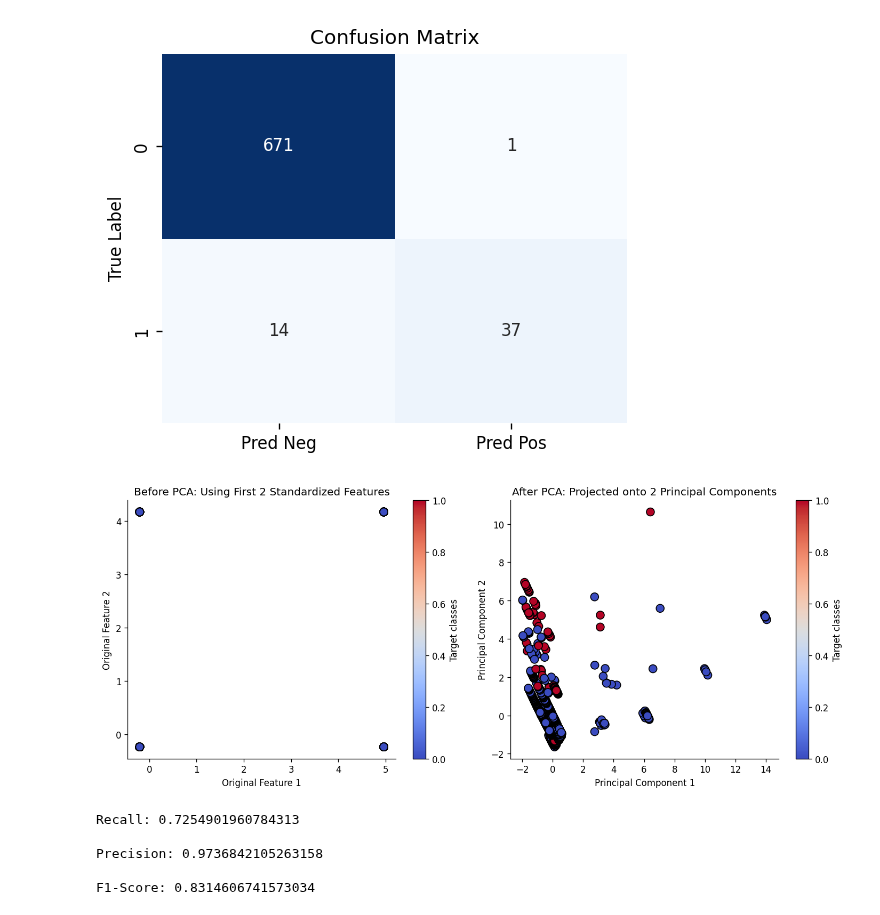
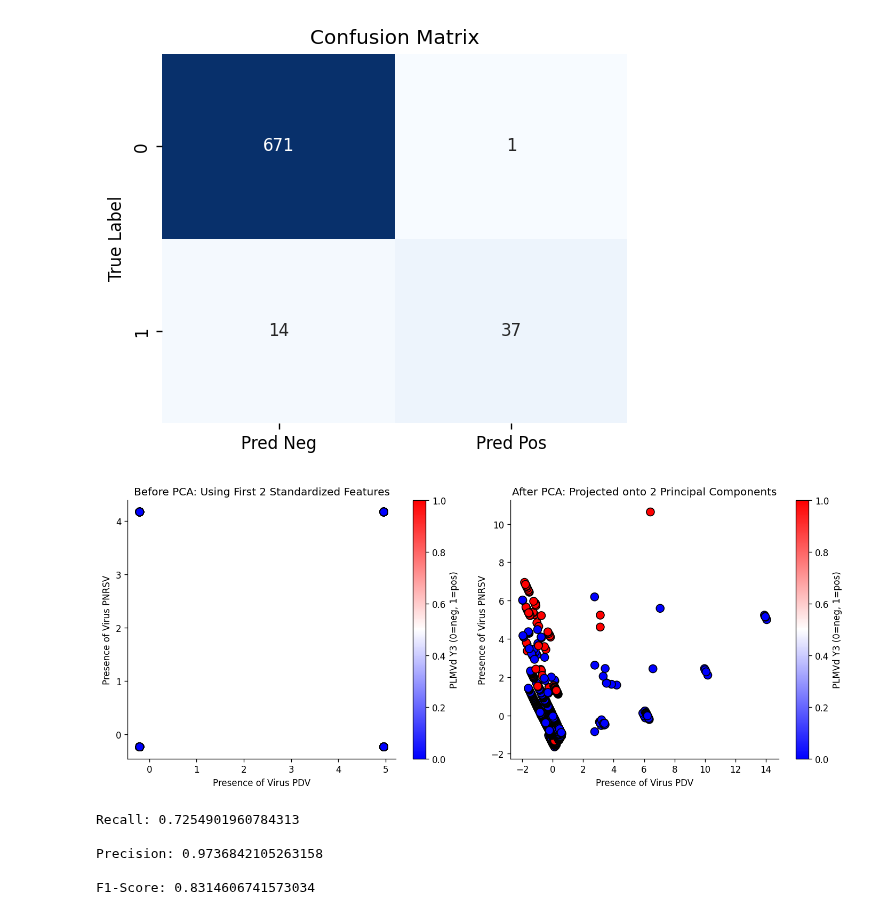
Before and after one commit to emmaabraham04/S26-CPSC4300-Final-Project, a Jupyter notebook: test.ipynb, the cells around one changed output. Cells and saved outputs as stored; diff of their text form; code cells hidden in the pictures.

```diff
--- a/test.ipynb
+++ b/test.ipynb
@@ -198,26 +211,26 @@ plt.show()
 # %%
 y_numeric = pd.factorize(y)[0]
 
 plt.figure(figsize=(12, 5))
 
 plt.subplot(1, 2, 1)
-plt.scatter(X[:, 0], X[:, 1], c=y_numeric, cmap='coolwarm', edgecolor='k', s=80)
-plt.xlabel('Original Feature 1')
-plt.ylabel('Original Feature 2')
+plt.scatter(X[:, 0], X[:, 1], c=y_numeric, cmap='bwr', edgecolor='k', s=80)
+plt.xlabel('Presence of Virus PDV')
+plt.ylabel('Presence of Virus PNRSV')
 plt.title('Before PCA: Using First 2 Standardized Features')
-plt.colorbar(label='Target classes')
+plt.colorbar(label='PLMVd Y3 (0=neg, 1=pos)')
 
 plt.subplot(1, 2, 2)
-plt.scatter(X_transformed[:, 0], X_transformed[:, 1], c=y_numeric, cmap='coolwarm', edgecolor='k', s=80)
-plt.xlabel('Principal Component 1')
-plt.ylabel('Principal Component 2')
+plt.scatter(X_transformed[:, 0], X_transformed[:, 1], c=y_numeric, cmap='bwr', edgecolor='k', s=80)
+plt.xlabel('Presence of Virus PDV')
+plt.ylabel('Presence of Virus PNRSV')
 plt.title('After PCA: Projected onto 2 Principal Components')
-plt.colorbar(label='Target classes')
+plt.colorbar(label='PLMVd Y3 (0=neg, 1=pos)')
 
 plt.tight_layout()
 plt.show()
 # %% [output]
-[figure, old version]
+[figure, new version]
 # %%
 # Compute Recall
 r_data = recall_score(y_test, y_pred)
```
Also changed, not shown: parts of 26 cells of this notebook, 2 other files.
